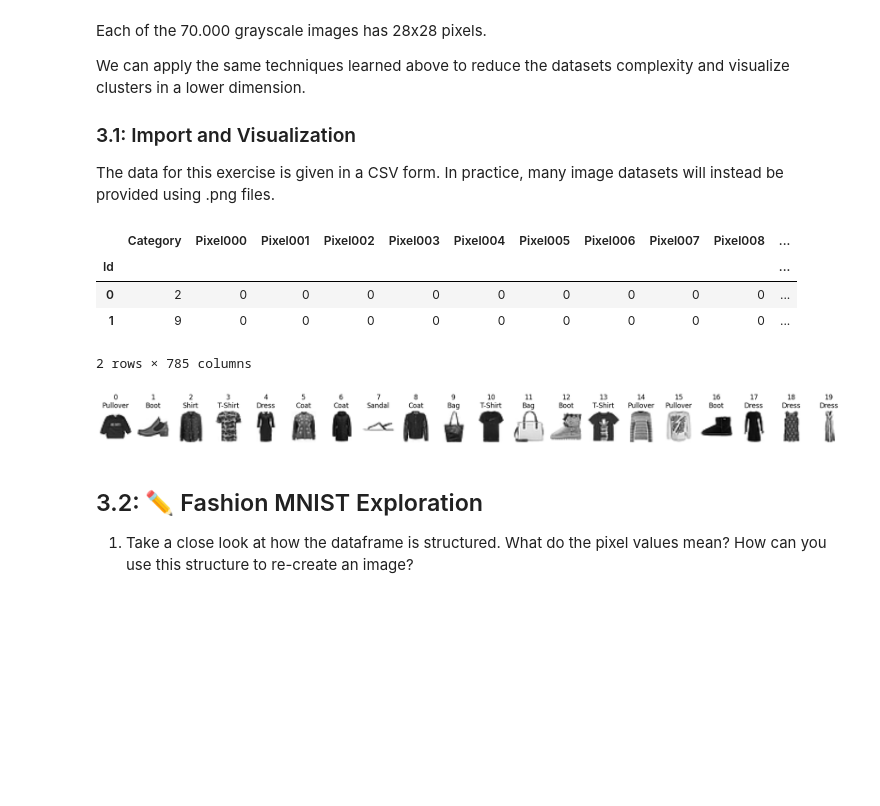
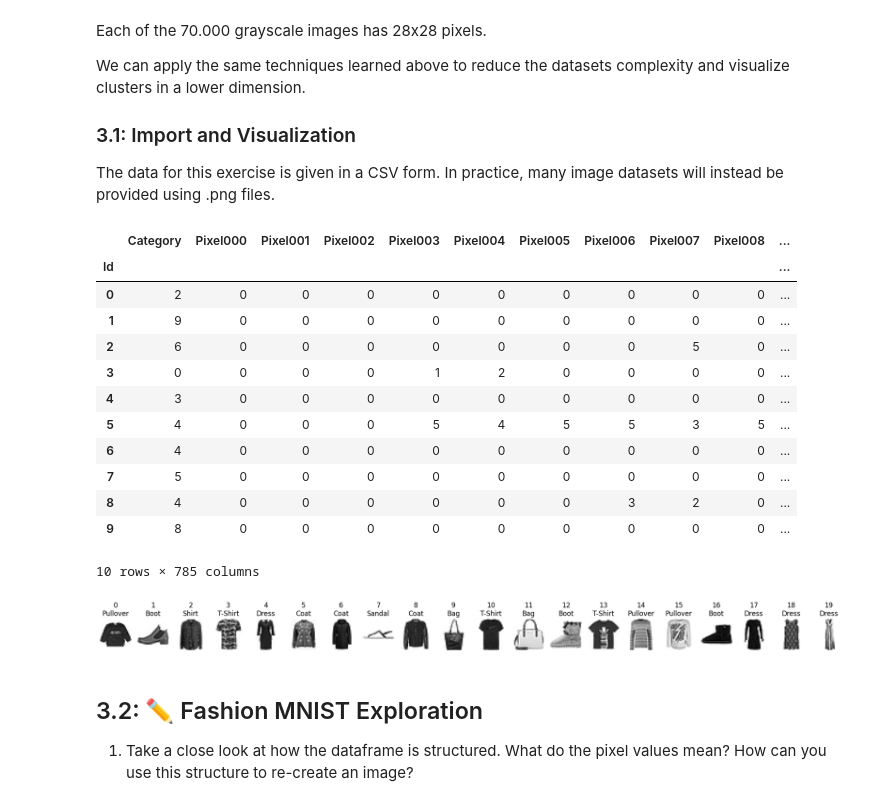
Before and after one commit to SchnilchMitte/ML-Template, a Jupyter notebook: A3_Principal_Component_Analysis.ipynb, the cells around one changed output. Drawn from its saved outputs; the diff is of its cells as text; code cells hidden in the pictures; blank space fills up the shorter version.

```diff
--- a/A3_Principal_Component_Analysis.ipynb
+++ b/A3_Principal_Component_Analysis.ipynb
@@ -159,0 +163,5 @@ print(poly)
+# %%
+# TODO: Implement
+# Nullstellenberechnen
+eigenvalues = np.roots(poly)
+print("Eigenwerte: ", eigenvalues)
@@ -242,0 +319,8 @@ var_exp: [92.46162071742683, 5.301556785053505, 1.7185139525006803, 0.5183085450
+# %%
+# TODO: Implement
+eigenvaluestotal = 0
+eigenvaluestotal = np.sum(eigenvalues)
+
+for i in eigenvalues:
+    percentage = (i / eigenvaluestotal) * 100
+    print(percentage)
@@ -308,23 +411,31 @@ The data for this exercise is given in a CSV form. In practice, many image datas
 # %%
 # Load Dataset
 fm = pd.read_csv("data/fashion_mnist_train.csv.zip", index_col="Id")
 fm_labels = ["T-Shirt", "Trouser", "Pullover", "Dress", "Coat", "Sandal", "Shirt", "Sneaker", "Bag", "Boot"]
-display(fm.head(2))
+display(fm.head(10))
 
 # Visualize Examples
 num_samples = 20
 ax = plt.subplots(nrows=1, ncols=num_samples, figsize=(24, 4))[1]
 for i in range(num_samples):
     ax[i].set_axis_off()
     ax[i].set_title(f"{i}\n{fm_labels[fm.Category[i]]}")
     ax[i].imshow(fm.loc[i].values[1:].reshape((28,28)), cmap="gray_r")
 plt.show()
 # %% [output]
 |  | Category | Pixel000 | Pixel001 | Pixel002 | Pixel003 | Pixel004 | Pixel005 | Pixel006 | Pixel007 | Pixel008 | ... |
 | Id |  |  |  |  |  |  |  |  |  |  | ... |
 | 0 | 2 | 0 | 0 | 0 | 0 | 0 | 0 | 0 | 0 | 0 | ... |
 | 1 | 9 | 0 | 0 | 0 | 0 | 0 | 0 | 0 | 0 | 0 | ... |
+| 2 | 6 | 0 | 0 | 0 | 0 | 0 | 0 | 0 | 5 | 0 | ... |
+| 3 | 0 | 0 | 0 | 0 | 1 | 2 | 0 | 0 | 0 | 0 | ... |
+| 4 | 3 | 0 | 0 | 0 | 0 | 0 | 0 | 0 | 0 | 0 | ... |
+| 5 | 4 | 0 | 0 | 0 | 5 | 4 | 5 | 5 | 3 | 5 | ... |
+| 6 | 4 | 0 | 0 | 0 | 0 | 0 | 0 | 0 | 0 | 0 | ... |
+| 7 | 5 | 0 | 0 | 0 | 0 | 0 | 0 | 0 | 0 | 0 | ... |
+| 8 | 4 | 0 | 0 | 0 | 0 | 0 | 0 | 3 | 2 | 0 | ... |
+| 9 | 8 | 0 | 0 | 0 | 0 | 0 | 0 | 0 | 0 | 0 | ... |
-2 rows × 785 columns
+10 rows × 785 columns
 [figure]
 # %% [markdown]
 ## 3.2: ✏️ Fashion MNIST Exploration
```
Also changed, not shown: parts of 19 cells of this notebook.
